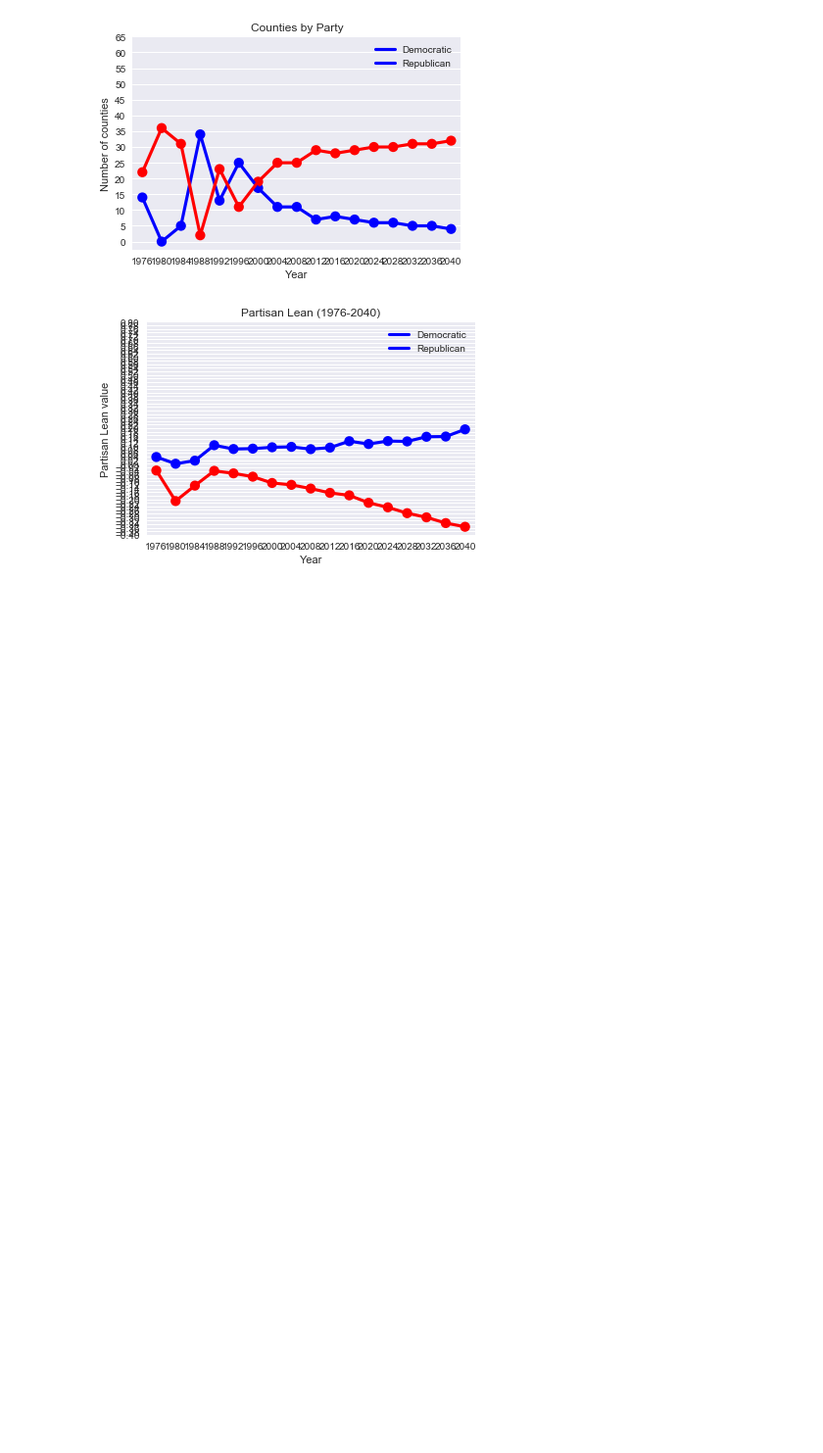
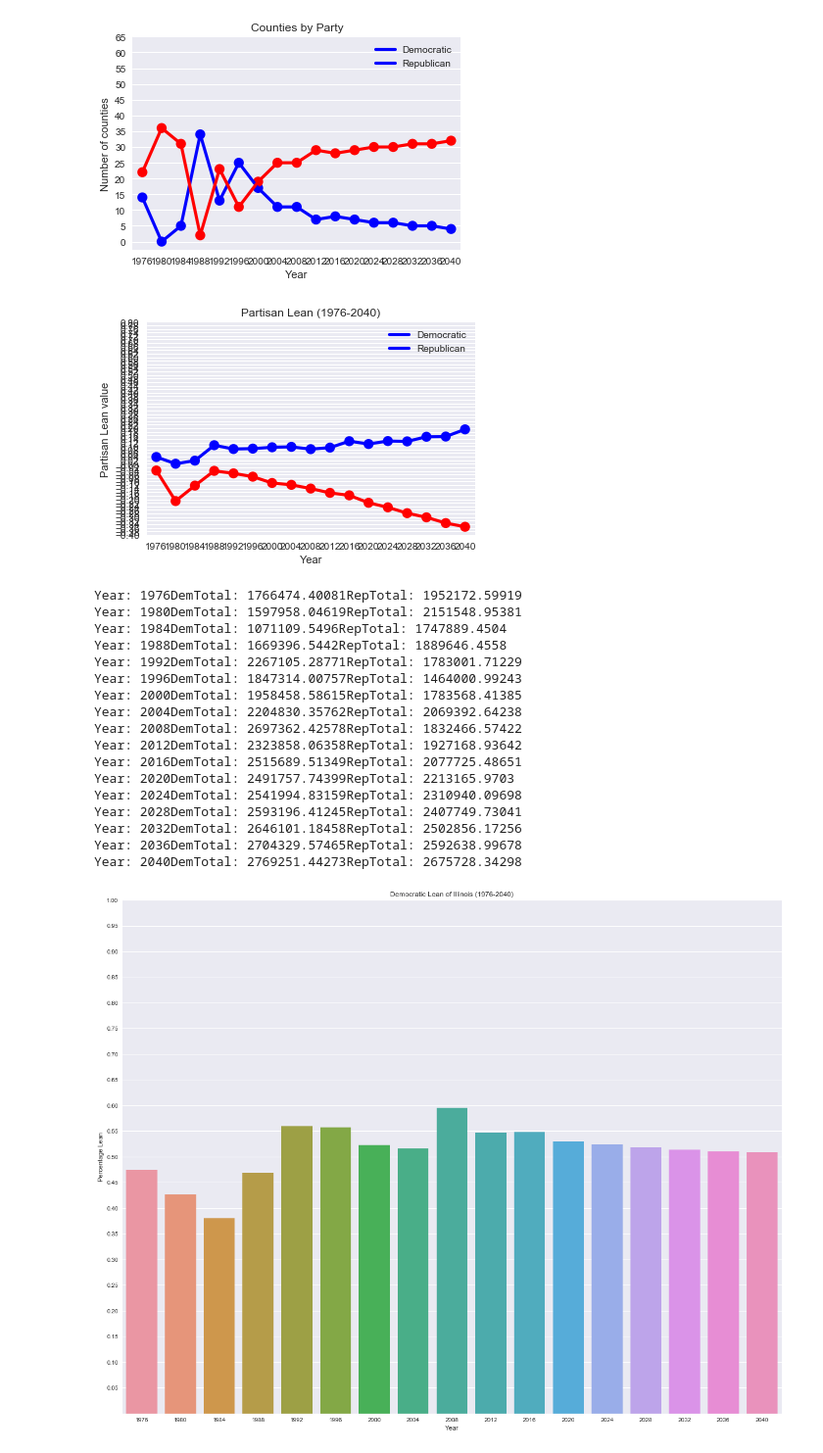
Before and after one commit to manav95/PartisanLeanRepo, a Jupyter notebook: FinalNotebook.ipynb, the cells around one changed output. Shown at 98% size. Saved outputs shown, nothing was run; the diff lists cells and outputs as text; code cells hidden in the pictures; blank space fills up the shorter version.

```diff
--- a/FinalNotebook.ipynb
+++ b/FinalNotebook.ipynb
@@ -296,3 +311,6 @@ plotSums(oregonFrame)
 plotLeans(oregonFrame)
 # %% [output]
 [figure]
+# %%
+illinoisFrame = pd.read_csv('IllinoisResults.csv')
+illinoisCounties = ["Adams","Alexander","Bond","Boone","Brown","Bureau","Calhoun","Carroll","Cass","Champaign","Christian","Clark","Clay","Clinton","Coles","Cook","Crawford","Cumberland","De Witt","DeKalb","Douglas","DuPage","Edgar","Edwards","Effingham","Fayette","Ford","Franklin","Fulton","Gallatin","Greene","Grundy","Hamilton","Hancock","Hardin","Henderson","Henry","Iroquois","Jackson","Jasper","Jefferson","Jersey","Jo Daviess","Johnson","Kane","Kankakee","Kendall","Knox","LaSalle","Lake","Lawrence","Lee","Livingston","Logan","Macon","Macoupin","Madison","Marion","Marshall","Mason","Massac","McDonough","McHenry","McLean","Menard","Mercer","Monroe","Montgomery","Morgan","Moultrie","Ogle","Peoria","Perry","Piatt","Pike","Pope","Pulaski","Putnam","Randolph","Richland","Rock Island","Saline","Sangamon","Schuyler","Scott","Shelby","St. Clair","Stark","Stephenson","Tazewell","Union","Vermilion","Wabash","Warren","Washington","Wayne","White","Whiteside","Will","Williamson","Winnebago","Woodford"]
@@ -298,0 +335,21 @@ plotLeans(oregonFrame)
+# %%
+constructBarplot(illinoisFrame, 1976, 2044, "Democratic Lean of Illinois (1976-2040)")
+# %% [output]
+Year: 1976DemTotal: 1766474.40081RepTotal: 1952172.59919
+Year: 1980DemTotal: 1597958.04619RepTotal: 2151548.95381
+Year: 1984DemTotal: 1071109.5496RepTotal: 1747889.4504
+Year: 1988DemTotal: 1669396.5442RepTotal: 1889646.4558
+Year: 1992DemTotal: 2267105.28771RepTotal: 1783001.71229
+Year: 1996DemTotal: 1847314.00757RepTotal: 1464000.99243
+Year: 2000DemTotal: 1958458.58615RepTotal: 1783568.41385
+Year: 2004DemTotal: 2204830.35762RepTotal: 2069392.64238
+Year: 2008DemTotal: 2697362.42578RepTotal: 1832466.57422
+Year: 2012DemTotal: 2323858.06358RepTotal: 1927168.93642
+Year: 2016DemTotal: 2515689.51349RepTotal: 2077725.48651
+Year: 2020DemTotal: 2491757.74399RepTotal: 2213165.9703
+Year: 2024DemTotal: 2541994.83159RepTotal: 2310940.09698
+Year: 2028DemTotal: 2593196.41245RepTotal: 2407749.73041
+Year: 2032DemTotal: 2646101.18458RepTotal: 2502856.17256
+Year: 2036DemTotal: 2704329.57465RepTotal: 2592638.99678
+Year: 2040DemTotal: 2769251.44273RepTotal: 2675728.34298
+[figure, added]
```
Also changed, not shown: parts of 9 cells of this notebook, 3 other files.
